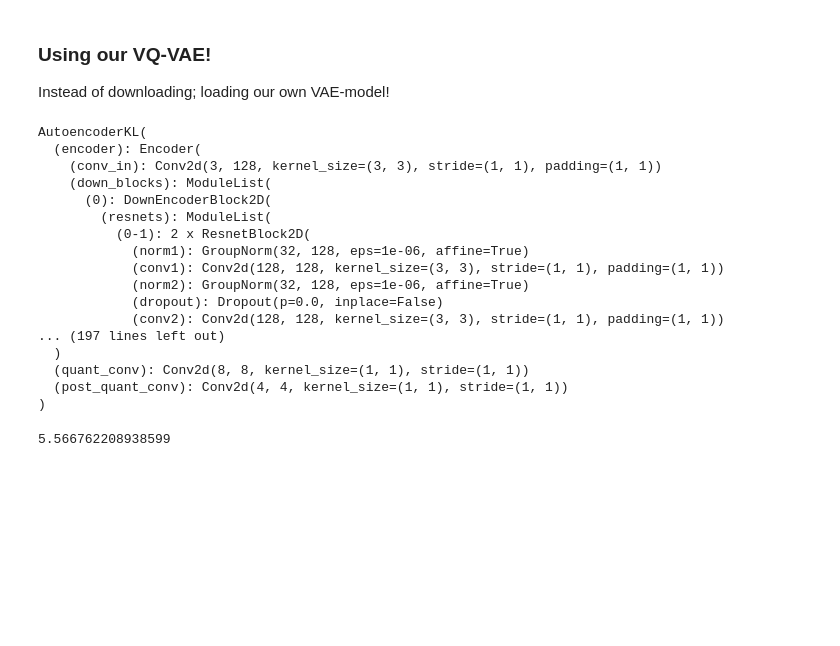
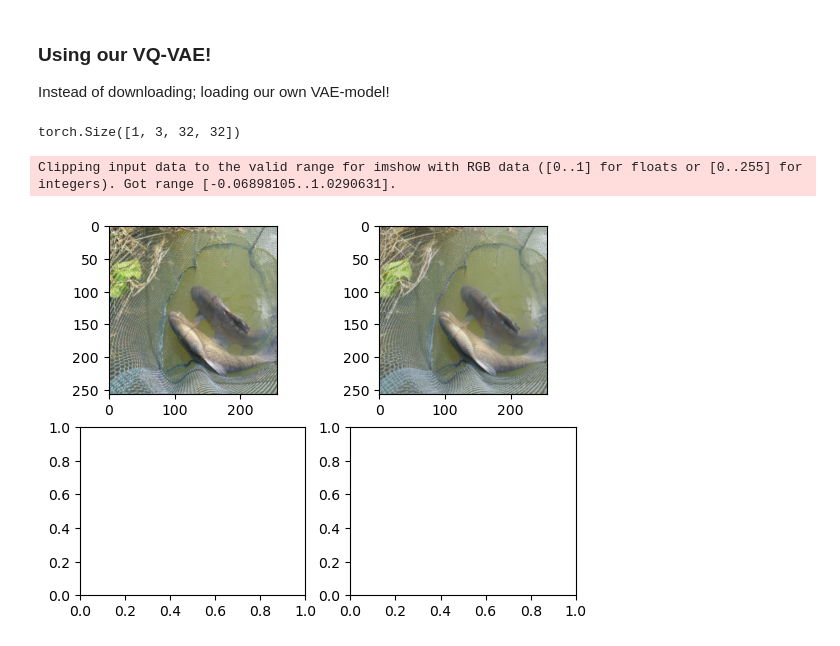
Before and after one commit to chuckles201/DiT-Implementation, a Jupyter notebook: VAE/download.ipynb, the cells around one changed output. Drawn from its saved outputs; the diff is of its cells as text; code cells hidden in the pictures; blank space fills up the shorter version.

```diff
--- a/VAE/download.ipynb
+++ b/VAE/download.ipynb
@@ -5,40 +5,29 @@ Instead of downloading; loading our own VAE-model!
 # %%
 from diffusers import AutoencoderKL
 import torch
-vae = AutoencoderKL.from_pretrained('stabilityai/sdxl-vae')
-vae.to(device='cuda')
-# %% [output]
-AutoencoderKL(
-  (encoder): Encoder(
-    (conv_in): Conv2d(3, 128, kernel_size=(3, 3), stride=(1, 1), padding=(1, 1))
-    (down_blocks): ModuleList(
-      (0): DownEncoderBlock2D(
-        (resnets): ModuleList(
-          (0-1): 2 x ResnetBlock2D(
-            (norm1): GroupNorm(32, 128, eps=1e-06, affine=True)
-            (conv1): Conv2d(128, 128, kernel_size=(3, 3), stride=(1, 1), padding=(1, 1))
-            (norm2): GroupNorm(32, 128, eps=1e-06, affine=True)
-            (dropout): Dropout(p=0.0, inplace=False)
-            (conv2): Conv2d(128, 128, kernel_size=(3, 3), stride=(1, 1), padding=(1, 1))
-... (197 lines left out)
-  )
-  (quant_conv): Conv2d(8, 8, kernel_size=(1, 1), stride=(1, 1))
-  (post_quant_conv): Conv2d(4, 4, kernel_size=(1, 1), stride=(1, 1))
-)
 # %%
 # downloaded tensors
 # testing on batch
 import time
+from get_vae import get_vae
 
 device= 'cuda'
 t = torch.randn([1,3,256,256],device=device)
 
-start =time.time()
-
-out = vae(t)
-torch.cuda.synchronize()
-end = time.time()
-
-print(end-start)
+# trying to seperate encoder and decoder
+vae,encoder = get_vae()
 # %% [output]
-5.566762208938599
+torch.Size([1, 3, 32, 32])
+# %%
+import matplotlib.pyplot as plt
+import torchvision
+transform = torchvision.transforms.Compose([torchvision.transforms.Resize([256,256]),torchvision.transforms.ToTensor()])
+dataset= torchvision.datasets.Imagenette(root='../data/imagenette_download',split="train",download=False,transform=transform)
+fig,ax = plt.subplots(2,2)
+
+with torch.no_grad():
+    ax[0][0].imshow(dataset[0][0].permute(1,2,0))
+    ax[0][1].imshow(vae.decode(encoder(dataset[0][0].unsqueeze(0))).squeeze().permute(1,2,0))
+# %% [output]
+Clipping input data to the valid range for imshow with RGB data ([0..1] for floats or [0..255] for integers). Got range [-0.06898105..1.0290631].
+[figure, added]
```
Also changed, not shown: 13 other files.
